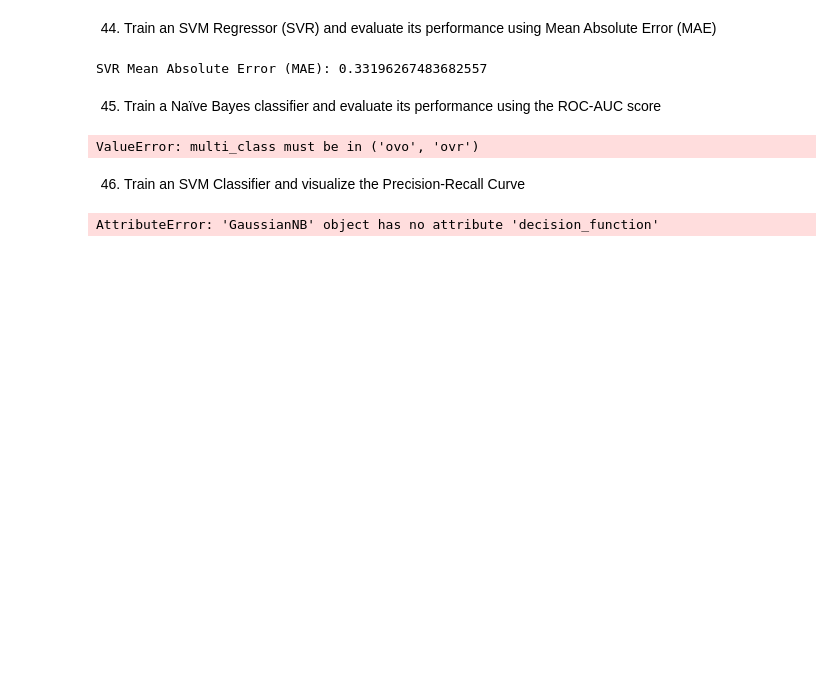
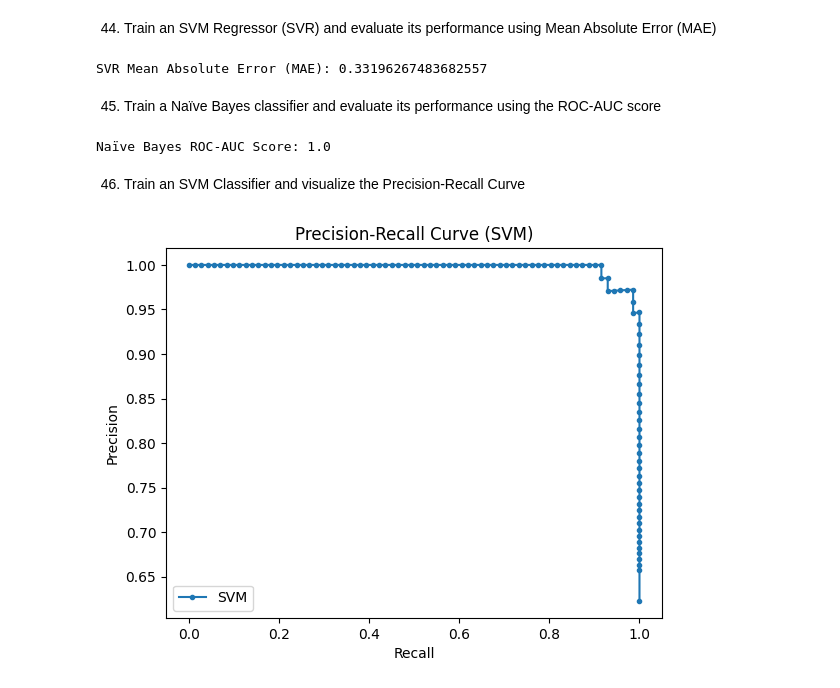
Before and after one commit to dinesh2018iitism/Learning-Data-Science-Using-AI-From-PW, a Jupyter notebook: SVM_&_Naive_bayes_Assignment_Questions.ipynb, the cells around one changed output. Saved outputs shown, nothing was run; the diff lists cells and outputs as text; code cells hidden in the pictures; blank space fills up the shorter version.

```diff
--- a/SVM_&_Naive_bayes_Assignment_Questions.ipynb
+++ b/SVM_&_Naive_bayes_Assignment_Questions.ipynb
@@ -754,31 +754,61 @@ SVR Mean Absolute Error (MAE): 0.33196267483682557
 45. Train a Naïve Bayes classifier and evaluate its performance using the ROC-AUC score
 # %%
 from sklearn.metrics import roc_auc_score
+from sklearn.naive_bayes import GaussianNB
+from sklearn.datasets import load_wine  # Multi-class dataset
+from sklearn.model_selection import train_test_split
+
+# Load dataset
+data = load_wine()  # Use a multi-class dataset
+X, y = data.data, data.target
+
+# Split dataset
+X_train, X_test, y_train, y_test = train_test_split(X, y, test_size=0.2, random_state=42)
 
 # Train Naïve Bayes model
 model = GaussianNB()
 model.fit(X_train, y_train)
 
-# Predict probabilities and compute ROC-AUC
-y_pred_proba = model.predict_proba(X_test)[:, 1]
-roc_auc = roc_auc_score(y_test, y_pred_proba)
+# Predict probabilities
+y_pred_proba = model.predict_proba(X_test)
+
+# Compute ROC-AUC Score
+roc_auc = roc_auc_score(y_test, y_pred_proba, multi_class='ovr')
 print("Naïve Bayes ROC-AUC Score:", roc_auc)
 # %% [output]
-ValueError: multi_class must be in ('ovo', 'ovr')
+Naïve Bayes ROC-AUC Score: 1.0
 # %% [markdown]
 46. Train an SVM Classifier and visualize the Precision-Recall Curve
 # %%
+import matplotlib.pyplot as plt
 from sklearn.metrics import precision_recall_curve
+from sklearn.svm import SVC
+from sklearn.datasets import load_breast_cancer
+from sklearn.model_selection import train_test_split
 
-# Predict probabilities
-y_pred_proba = model.decision_function(X_test)
+# Load dataset
+data = load_breast_cancer()
+X, y = data.data, data.target
+
+# Split dataset
+X_train, X_test, y_train, y_test = train_test_split(X, y, test_size=0.2, random_state=42)
+
+# Train SVM Classifier
+model = SVC(kernel='linear', probability=True, random_state=42)
+model.fit(X_train, y_train)
+
+# Predict probabilities for the positive class
+y_pred_proba = model.predict_proba(X_test)[:, 1]
+
+# Compute Precision-Recall curve
 precision, recall, _ = precision_recall_curve(y_test, y_pred_proba)
 
 # Plot Precision-Recall Curve
-plt.plot(recall, precision, marker='.')
+plt.plot(recall, precision, marker='.', label='SVM')
 plt.xlabel('Recall')
 plt.ylabel('Precision')
 plt.title('Precision-Recall Curve (SVM)')
+plt.legend()
 plt.show()
 # %% [output]
-AttributeError: 'GaussianNB' object has no attribute 'decision_function'
+[figure, added]
```
